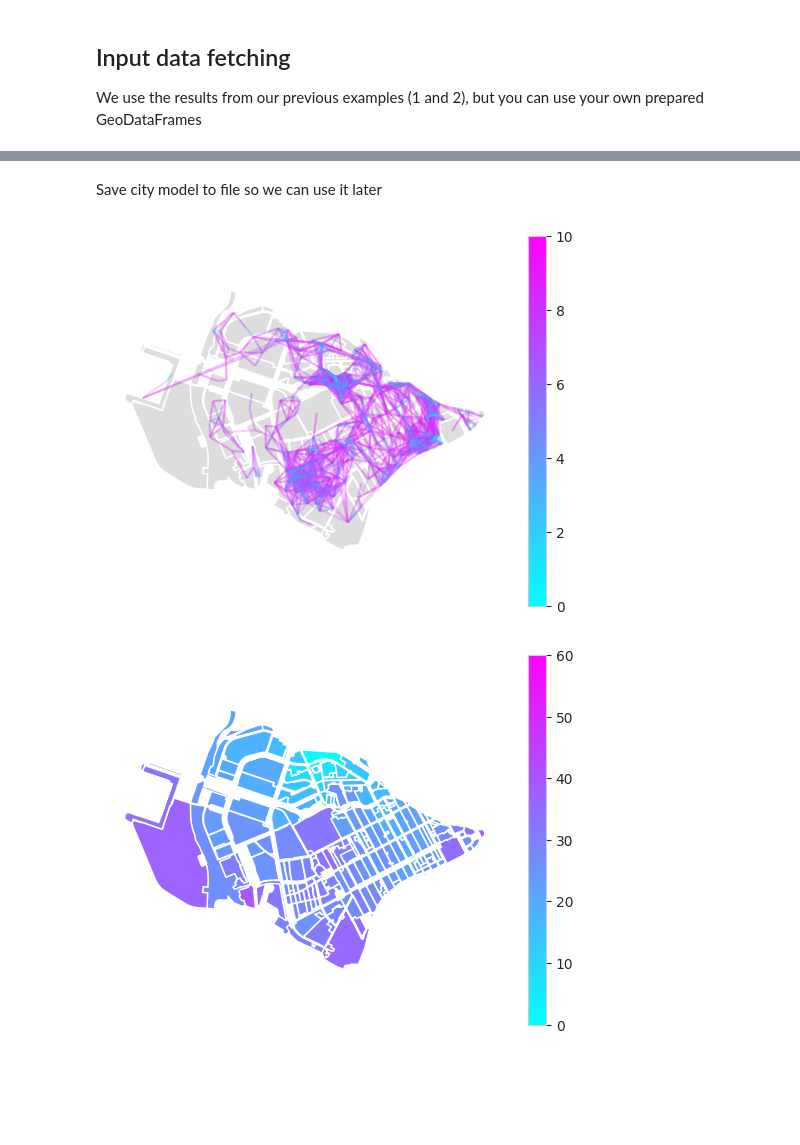
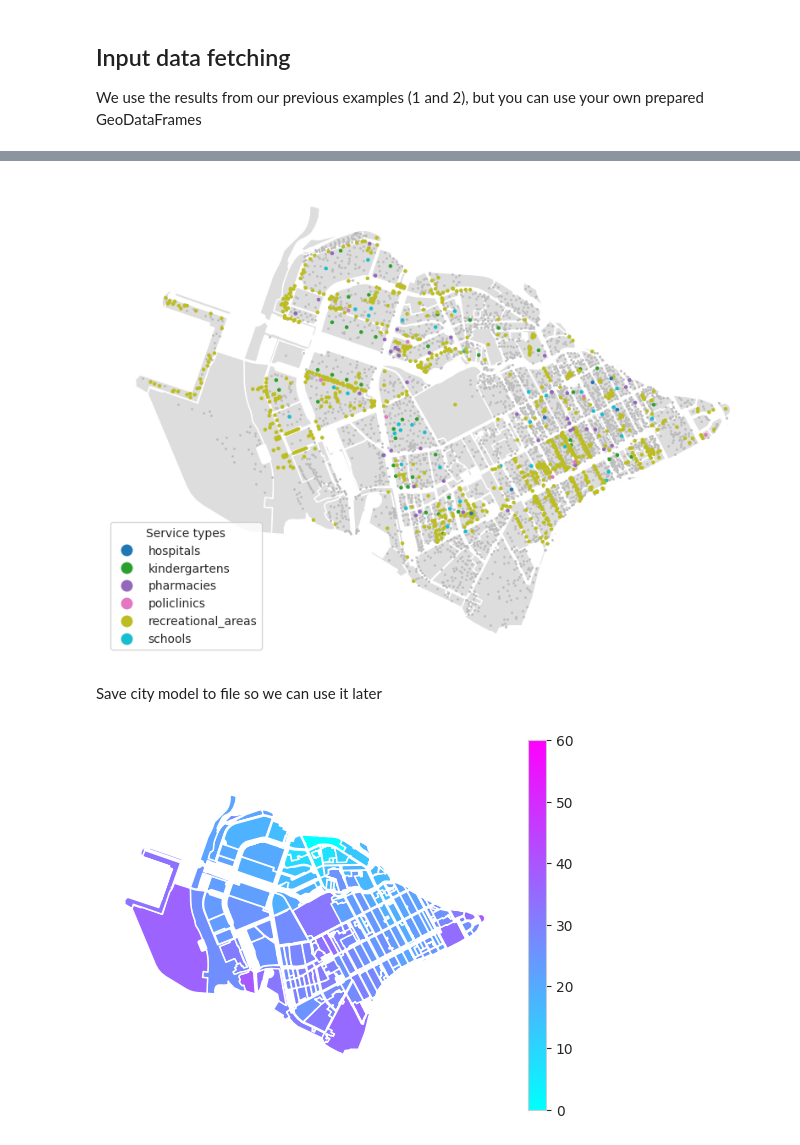
Before and after one commit to aimclub/blocksnet, a Jupyter notebook: examples/3 city model initialization.ipynb, the cells around one changed output, grey strips where cells are left out. Cells and saved outputs as stored; diff of their text form; code cells hidden in the pictures; blank space fills up the shorter version.

```diff
--- a/examples/3 city model initialization.ipynb
+++ b/examples/3 city model initialization.ipynb
@@ -44,14 +56,14 @@ buildings = buildings.rename(columns={
   'total_area': 'area'
 })
 city_model.update_buildings(buildings)
+# %%
+city_model.plot()
+# %% [output]
+[figure, added]
 # %% [markdown]
 Save city model to file so we can use it later
 # %%
 city_model.to_pickle(os.path.join(example_data_path, 'city_model.pickle'))
-# %%
-city_model.plot(10)
-# %% [output]
-[figure, removed]
 # %%
 from blocksnet.method import Accessibility
 
```
Also changed, not shown: parts of 1 cell of this notebook, 7 other files.
